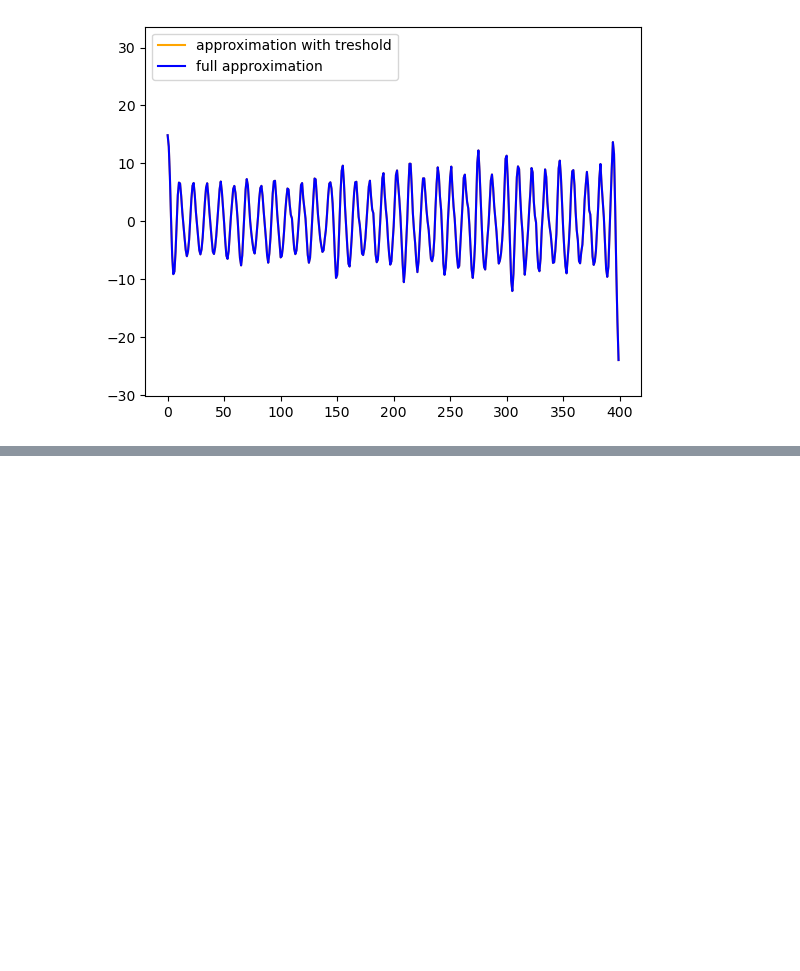
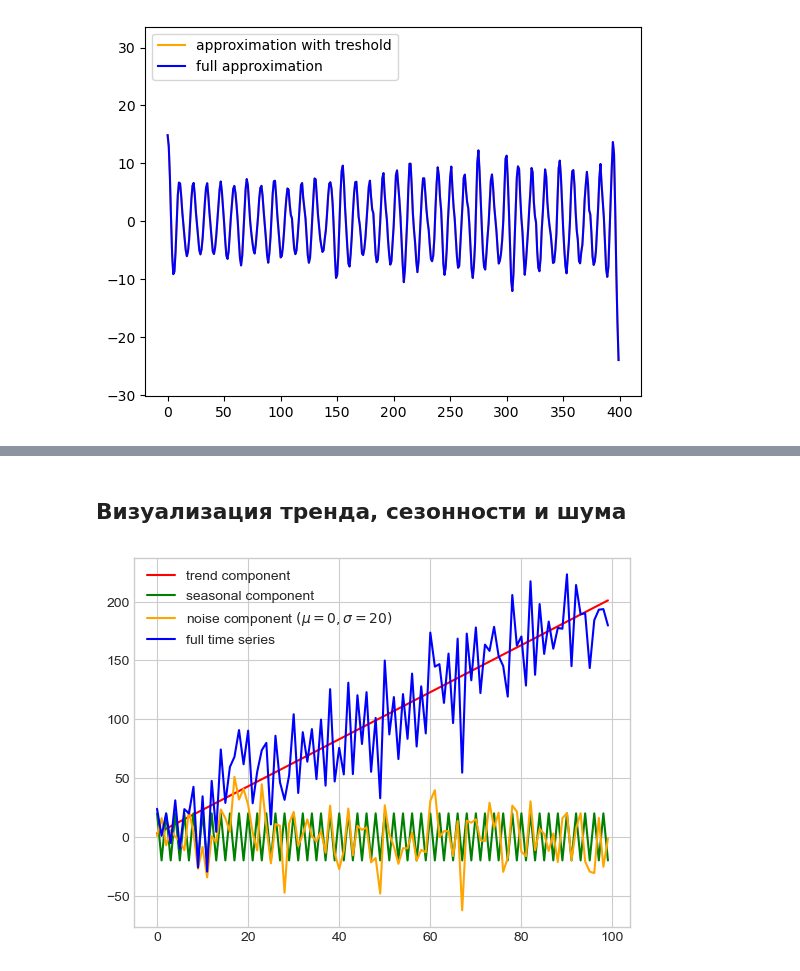
Before and after one commit to AnalyseOptimize/Singular-Spectrum-Analysis, a Jupyter notebook: my_implementation.ipynb, the cells around one changed output, grey strips where cells are left out. Cells and saved outputs as stored; diff of their text form; code cells hidden in the pictures; blank space fills up the shorter version.

```diff
--- a/my_implementation.ipynb
+++ b/my_implementation.ipynb
@@ -166,0 +199,18 @@ plt.show()
+# %% [markdown]
+## Визуализация тренда, сезонности и шума
+# %%
+x = np.arange(100)
+trend = 2*x + 3
+harmonic = 20*np.cos(x*np.pi)
+noise = np.random.normal(0,20, size = 100)
+
+plt.plot(x, trend, color = 'red', label = 'trend component')
+plt.plot(x, harmonic, color = 'green', label = 'seasonal component')
+plt.plot(x, noise, color = 'orange', label = 'noise component $(\mu = 0, \sigma = 20)$')
+plt.plot(x, trend + harmonic + noise, c = 'b', label = 'full time series')
+
+plt.legend()
+plt.savefig('Series decomposition example.png', dpi = 300)
+plt.show()
+# %% [output]
+[figure, added]
```
Also changed, not shown: parts of 3 cells of this notebook.
